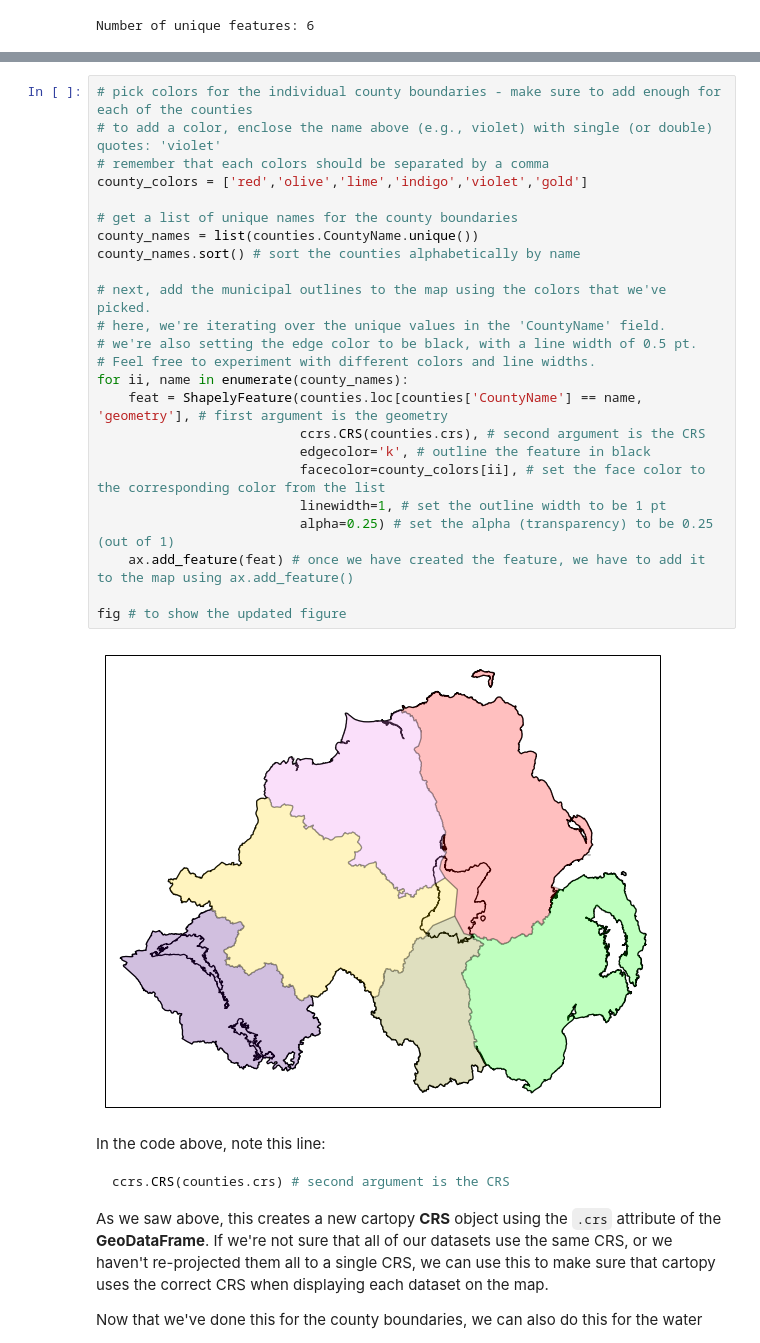
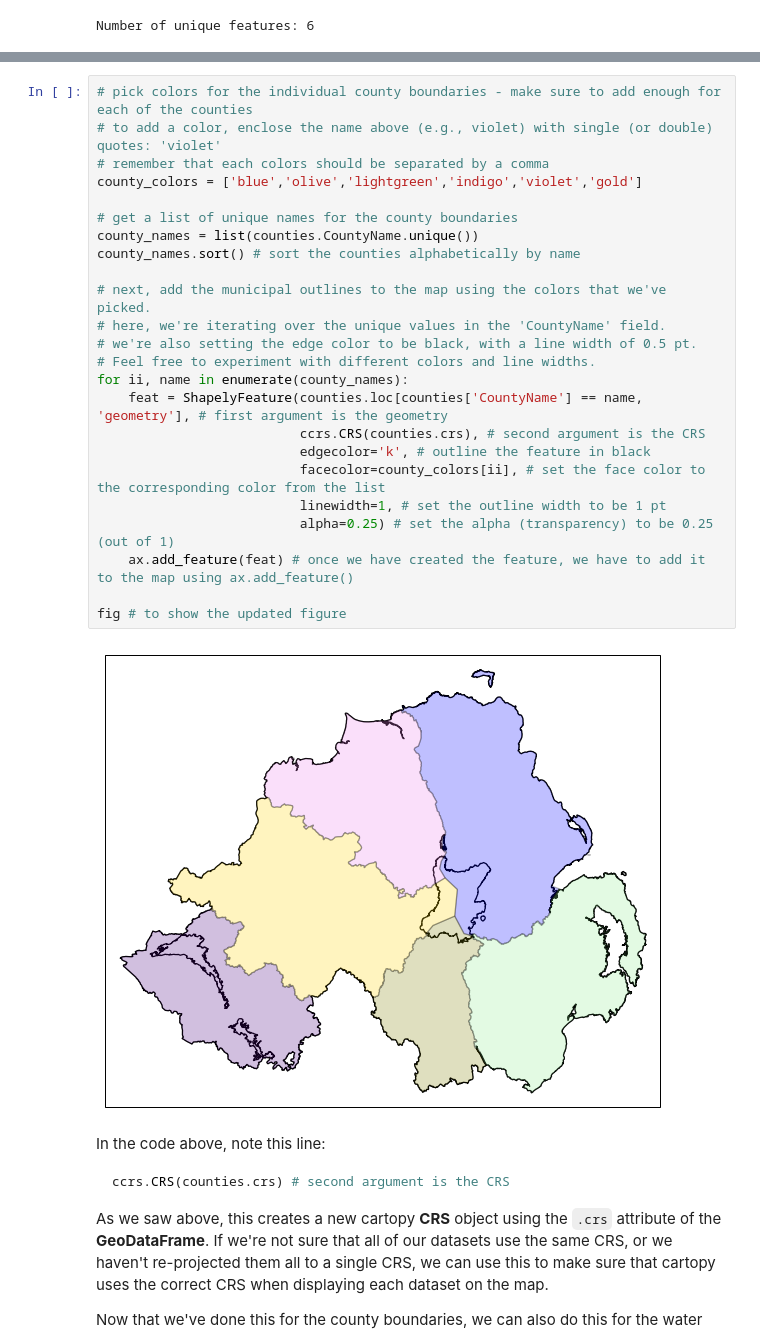
Before and after one commit to RoyCoates/egm722, a Jupyter notebook: Week2/Cartopy.ipynb, the cells around one changed output, grey strips where cells are left out. Cells and saved outputs as stored; diff of their text form.

```diff
--- a/Week2/Cartopy.ipynb
+++ b/Week2/Cartopy.ipynb
@@ -378,29 +378,29 @@ You can also go to to [ColorBrewer](https://colorbrewer2.org), which will help y
 # %%
 # pick colors for the individual county boundaries - make sure to add enough for each of the counties
 # to add a color, enclose the name above (e.g., violet) with single (or double) quotes: 'violet'
 # remember that each colors should be separated by a comma
-county_colors = ['red','olive','lime','indigo','violet','gold']
+county_colors = ['blue','olive','lightgreen','indigo','violet','gold']
 
 # get a list of unique names for the county boundaries
 county_names = list(counties.CountyName.unique())
 county_names.sort() # sort the counties alphabetically by name
 
 # next, add the municipal outlines to the map using the colors that we've picked.
 # here, we're iterating over the unique values in the 'CountyName' field.
 # we're also setting the edge color to be black, with a line width of 0.5 pt.
 # Feel free to experiment with different colors and line widths.
 for ii, name in enumerate(county_names):
     feat = ShapelyFeature(counties.loc[counties['CountyName'] == name, 'geometry'], # first argument is the geometry
                           ccrs.CRS(counties.crs), # second argument is the CRS
                           edgecolor='k', # outline the feature in black
                           facecolor=county_colors[ii], # set the face color to the corresponding color from the list
                           linewidth=1, # set the outline width to be 1 pt
                           alpha=0.25) # set the alpha (transparency) to be 0.25 (out of 1)
     ax.add_feature(feat) # once we have created the feature, we have to add it to the map using ax.add_feature()
 
 fig # to show the updated figure
 # %% [output]
-[figure, old version]
+[figure, new version]
 # %% [markdown]
 In the code above, note this line:
 
```
Also changed, not shown: parts of 7 cells of this notebook, 8 other files.
